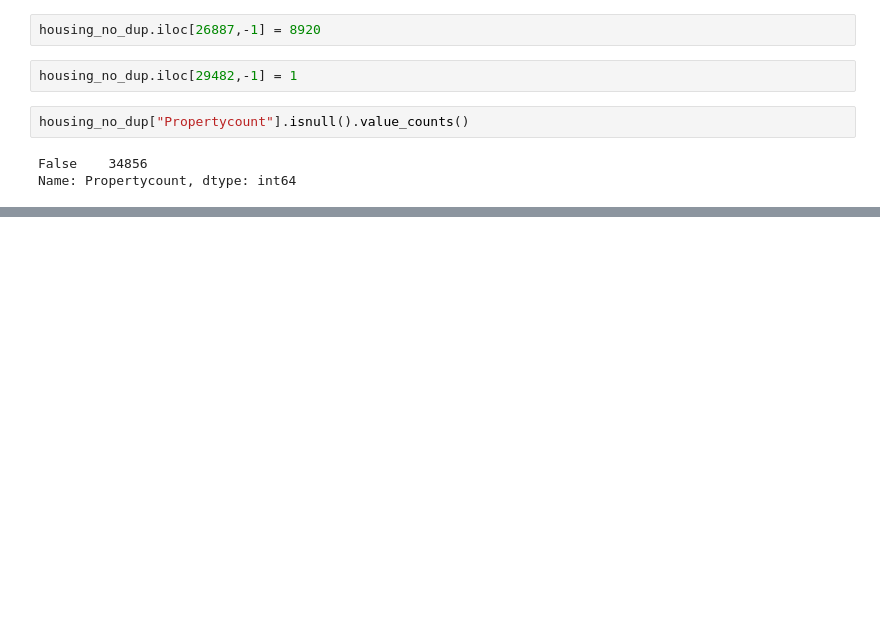
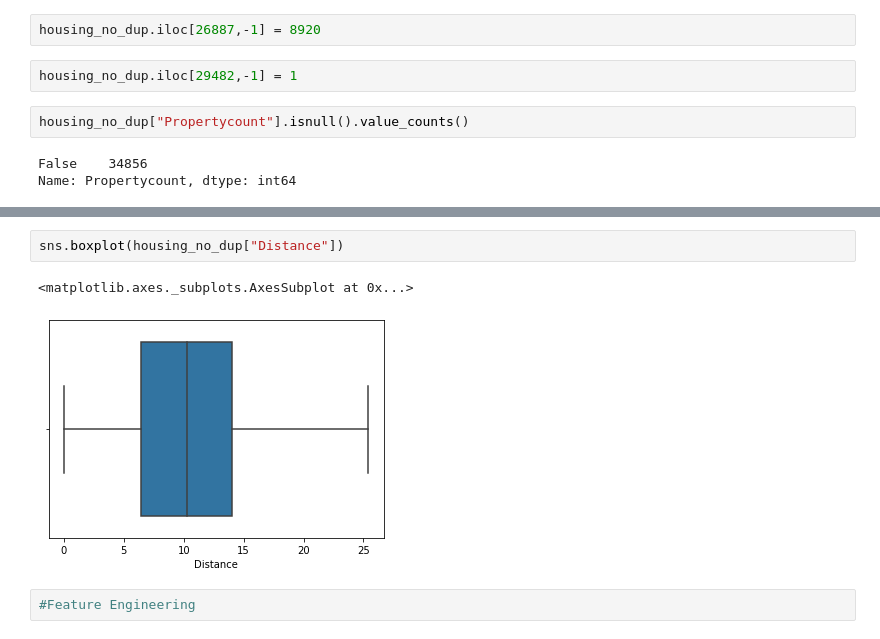
Before and after one commit to zahirsalim/pythonassign, a Jupyter notebook: DataScience.ipynb, the cells around one changed output, grey strips where cells are left out. Saved outputs shown, nothing was run; the diff lists cells and outputs as text; blank space fills up the shorter version.

```diff
--- a/DataScience.ipynb
+++ b/DataScience.ipynb
@@ -449,0 +564,7 @@ Name: Propertycount, dtype: int64
+# %%
+sns.boxplot(housing_no_dup["Distance"])
+# %% [output]
+<matplotlib.axes._subplots.AxesSubplot at 0x...>
+[figure, added]
+# %%
+#Feature Engineering
```
Also changed, not shown: parts of 21 cells of this notebook.
